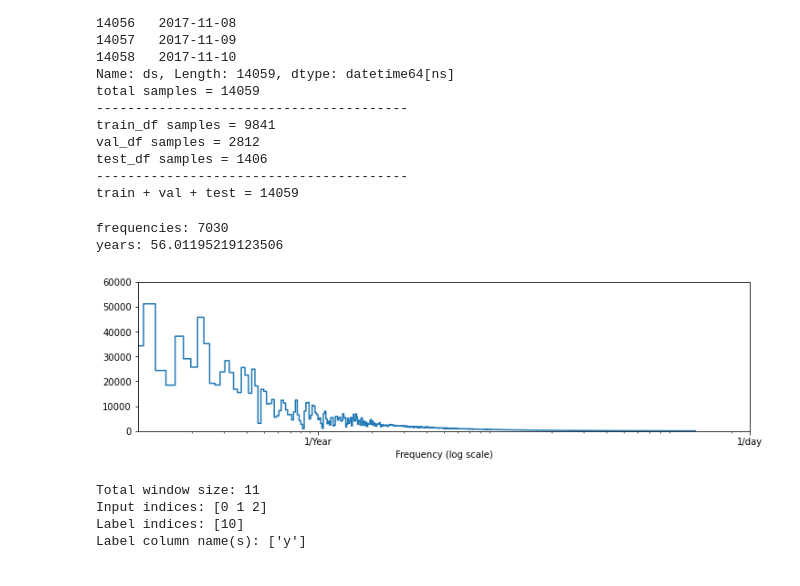
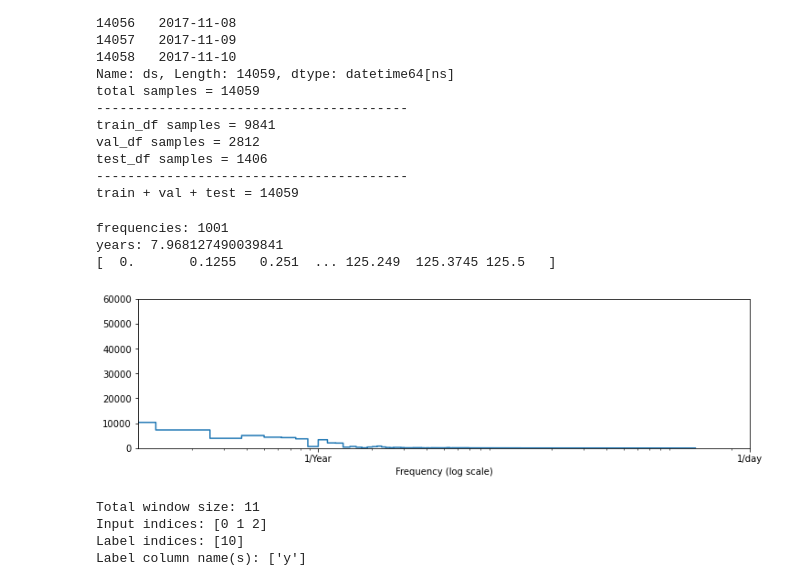
Before and after one commit to Grant-Syt/495_stock_forecast, a Jupyter notebook: stock_forecast.ipynb, the cells around one changed output. Cells and saved outputs as stored; diff of their text form; code cells hidden in the pictures.

```diff
--- a/stock_forecast.ipynb
+++ b/stock_forecast.ipynb
@@ -128,26 +128,28 @@ test_df samples = 1406
 train + val + test = 14059
 # %%
 # frequency
-fft = tf.signal.rfft(df['y'])
+fft = tf.signal.rfft(df['y'][10000:12000])
 f_per_dataset = np.arange(0, len(fft))           #???? frequencies in dataset?
 print(f'frequencies: {len(fft)}')
 
-n_samples_d = len(df['y'])
+n_samples_d = len(df['y'][10000:12000])
 busi_days_per_year = 251 # less than business days but close to correct # of years
 years_per_dataset = n_samples_d/(busi_days_per_year)
 print(f'years: {years_per_dataset}')
 
 f_per_year = f_per_dataset/years_per_dataset
+print(f_per_year)
 plt.step(f_per_year, np.abs(fft))
 plt.xscale('log')                                #????
 plt.ylim(0, 60000)
 plt.xlim([0.1, max(plt.xlim())])
 plt.xticks([1, 251], labels=['1/Year', '1/day']) #????
 _ = plt.xlabel('Frequency (log scale)')
 # %% [output]
-frequencies: 7030
-years: 56.01195219123506
+frequencies: 1001
+years: 7.968127490039841
+[  0.       0.1255   0.251  ... 125.249  125.3745 125.5   ]
-[figure, old version]
+[figure, new version]
 # %%
 conv_window = WindowGenerator( train_df=train_df, test_df=test_df, val_df=val_df,
                                input_width=INPUT_WIDTH, label_width=LABEL_WIDTH, shift=SHIFT, label_columns=['y'])
```
Also changed, not shown: parts of 4 cells of this notebook.
